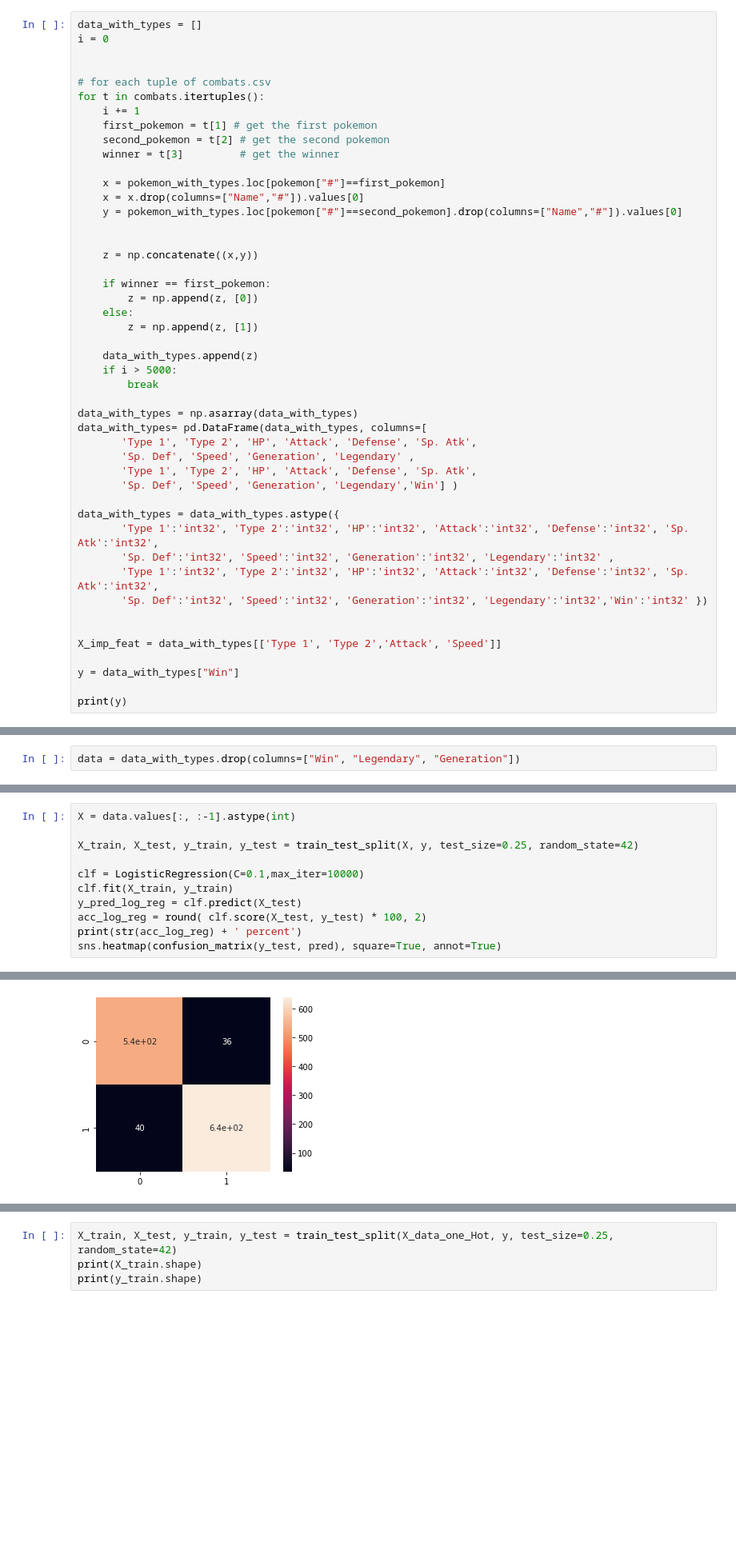
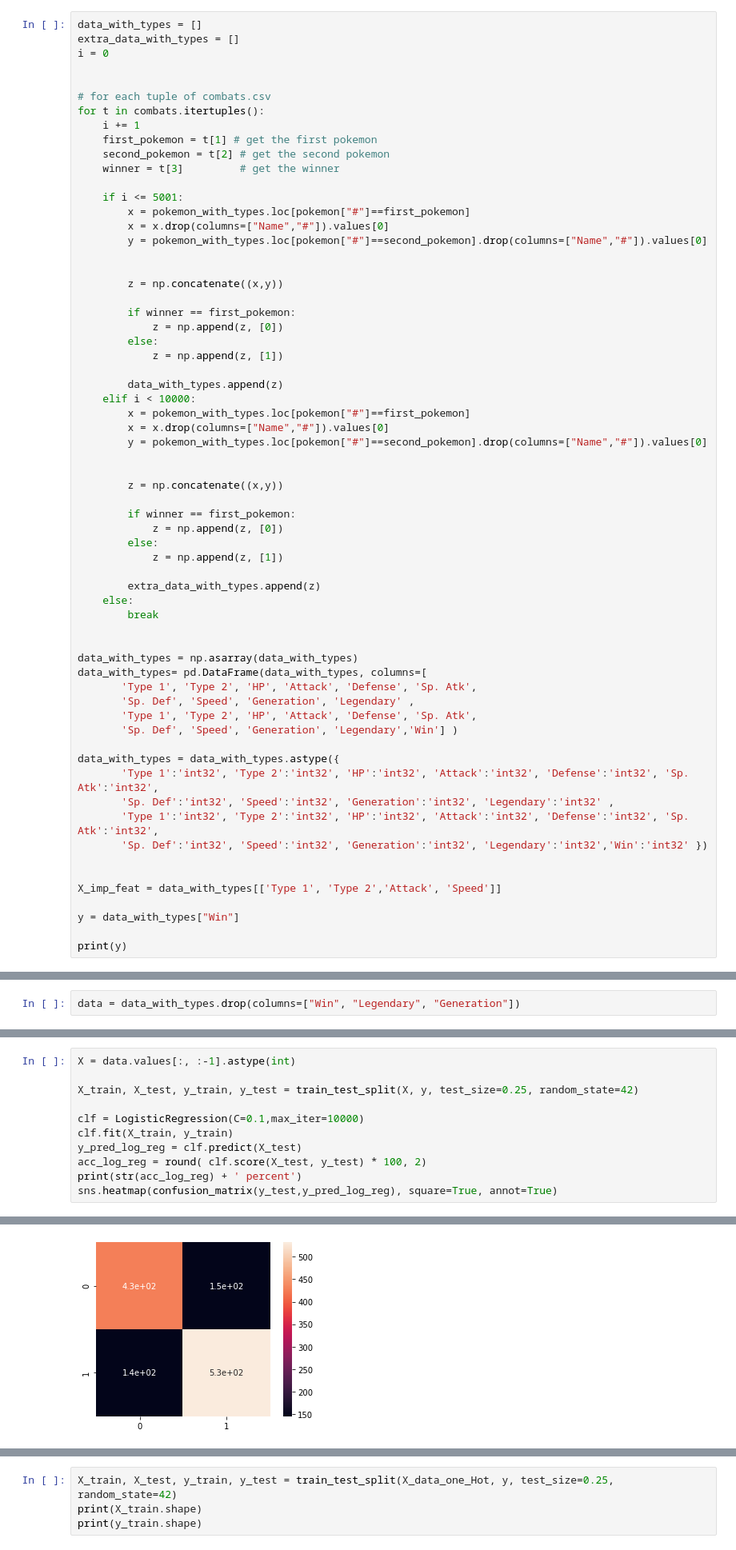
Before and after one commit to Pedro-Lopes-Frisson/TAA, a Jupyter notebook: projeto/Untitled.ipynb, the cells around one changed output, grey strips where cells are left out. Shown at 80% size. Drawn from its saved outputs; the diff is of its cells as text; blank space fills up the shorter version.

Commit message:
Working with plots

```diff
--- a/projeto/Untitled.ipynb
+++ b/projeto/Untitled.ipynb
@@ -300,5 +331,6 @@ None
 # %%
 data_with_types = []
+extra_data_with_types = []
 i = 0
 
 
@@ -309,21 +341,37 @@ for t in combats.itertuples():
     second_pokemon = t[2] # get the second pokemon
     winner = t[3]         # get the winner
 
-    x = pokemon_with_types.loc[pokemon["#"]==first_pokemon]
-    x = x.drop(columns=["Name","#"]).values[0]
-    y = pokemon_with_types.loc[pokemon["#"]==second_pokemon].drop(columns=["Name","#"]).values[0]
+    if i <= 5001:
+        x = pokemon_with_types.loc[pokemon["#"]==first_pokemon]
+        x = x.drop(columns=["Name","#"]).values[0]
+        y = pokemon_with_types.loc[pokemon["#"]==second_pokemon].drop(columns=["Name","#"]).values[0]
 
 
-    z = np.concatenate((x,y))
+        z = np.concatenate((x,y))
 
-    if winner == first_pokemon:
-        z = np.append(z, [0])
+        if winner == first_pokemon:
+            z = np.append(z, [0])
+        else:
+            z = np.append(z, [1])
+
+        data_with_types.append(z)
+    elif i < 10000:
+        x = pokemon_with_types.loc[pokemon["#"]==first_pokemon]
+        x = x.drop(columns=["Name","#"]).values[0]
+        y = pokemon_with_types.loc[pokemon["#"]==second_pokemon].drop(columns=["Name","#"]).values[0]
+
+
+        z = np.concatenate((x,y))
+
+        if winner == first_pokemon:
+            z = np.append(z, [0])
+        else:
+            z = np.append(z, [1])
+
+        extra_data_with_types.append(z)
     else:
-        z = np.append(z, [1])
+        break
 
-    data_with_types.append(z)
-    if i > 5000:
-        break
 
 data_with_types = np.asarray(data_with_types)
 data_with_types= pd.DataFrame(data_with_types, columns=[
@@ -635,5 +693,5 @@ clf.fit(X_train, y_train)
 y_pred_log_reg = clf.predict(X_test)
 acc_log_reg = round( clf.score(X_test, y_test) * 100, 2)
 print(str(acc_log_reg) + ' percent')
-sns.heatmap(confusion_matrix(y_test, pred), square=True, annot=True)
+sns.heatmap(confusion_matrix(y_test,y_pred_log_reg), square=True, annot=True)
 # %% [output]
@@ -641,2 +699,2 @@ sns.heatmap(confusion_matrix(y_test, pred), square=True, annot=True)
 <AxesSubplot:>
-[figure, old version]
+[figure, new version]
```
Also changed, not shown: parts of 67 cells of this notebook.
